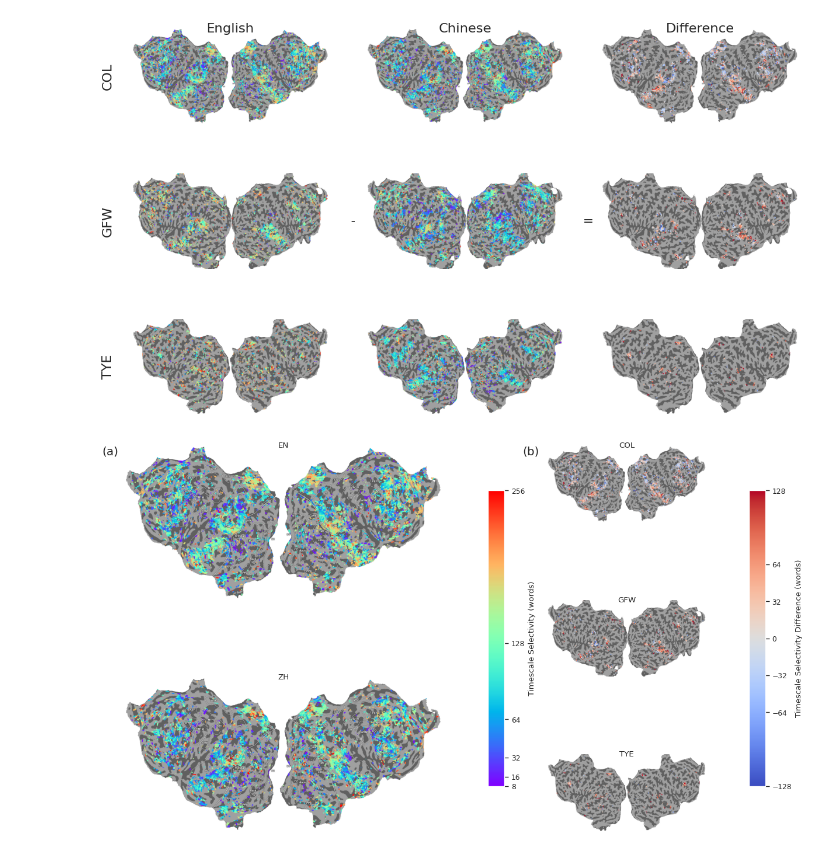
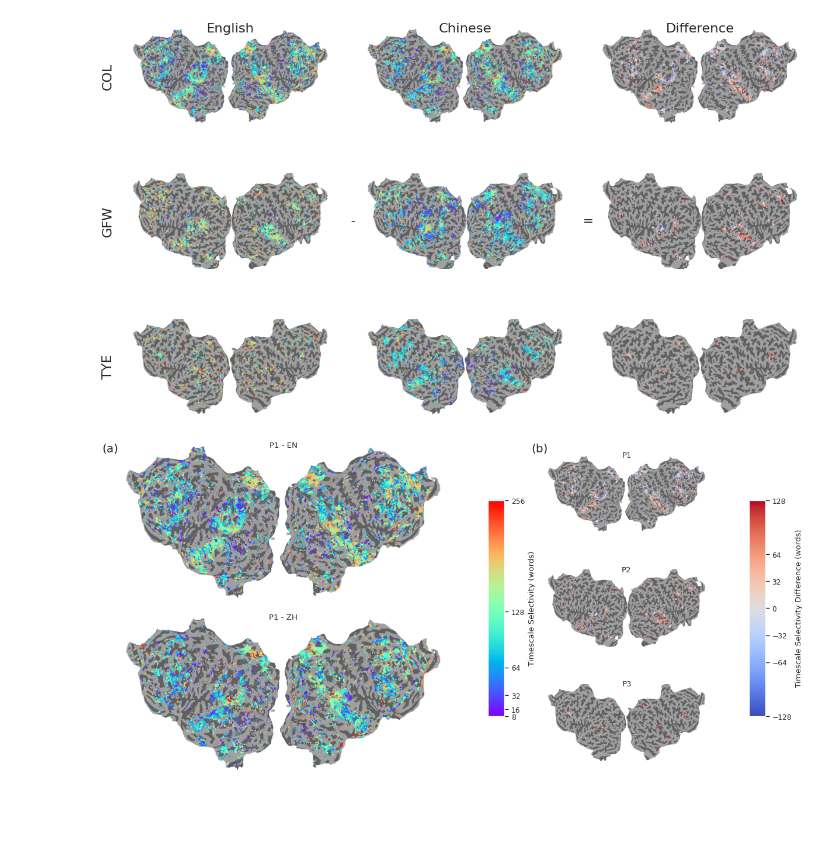
Before and after one commit to bramantyois/multilang_timescale, a Jupyter notebook: notebook/03_plots/05_timescale_selectivity_agg.ipynb, the cells around one changed output. Saved outputs shown, nothing was run; the diff lists cells and outputs as text; code cells hidden in the pictures; blank space fills up the shorter version.

```diff
--- a/notebook/03_plots/05_timescale_selectivity_agg.ipynb
+++ b/notebook/03_plots/05_timescale_selectivity_agg.ipynb
@@ -127,7 +127,7 @@ default_font_size = plt.rcParams['font.size']
 # %%
 # alternative plot
 
-fig = plt.figure(figsize=figsize_dict["double"])
+fig = plt.figure(figsize=(12,6))
 
 gs = GridSpec(6, 4, figure=fig, width_ratios=[2, 0.1, 1.0, 0.1])
 
@@ -138,7 +138,7 @@ ax1.axis("off")
 ax1.text(
     0.5,
     1,
-    "EN",
+    f'{id_to_label["COL"]} - EN',
     horizontalalignment="center",
     verticalalignment="center",
     transform=ax1.transAxes,
@@ -150,7 +150,7 @@ ax2.axis("off")
 ax2.text(
     0.5,
     1,
-    "ZH",
+    f'{id_to_label["COL"]} - ZH',
     horizontalalignment="center",
     verticalalignment="center",
     transform=ax2.transAxes,
@@ -163,7 +163,7 @@ ax3.axis("off")
 ax3.text(
     0.5,
     1,
-    "COL",
+    id_to_label["COL"],
     horizontalalignment="center",
     verticalalignment="center",
     transform=ax3.transAxes,
@@ -175,7 +175,7 @@ ax4.axis("off")
 ax4.text(
     0.5,
     1,
-    "GFW",
+    id_to_label["GFW"],
     horizontalalignment="center",
     verticalalignment="center",
     transform=ax4.transAxes,
@@ -187,7 +187,7 @@ ax5.axis("off")
 ax5.text(
     0.5,
     1,
-    "TYE",
+    id_to_label["TYE"],
     horizontalalignment="center",
     verticalalignment="center",
     transform=ax5.transAxes,
@@ -214,34 +214,34 @@ cmap = plt.get_cmap("coolwarm")
 norm = plt.Normalize(vmin=-128, vmax=128)
 sm = plt.cm.ScalarMappable(cmap=cmap, norm=norm)
 plt.colorbar(sm, cax=cbar_ax2, orientation="vertical")
 ## color bar ticks to 8,16,32,64,128,256
 cbar_ax2.set_yticks([-128, -64, -32, 0, 32, 64, 128])
 cbar_ax2.set_ylabel("Timescale Selectivity Difference (words)")
 
 
 fig.text(
     0.0,
-    0.9,
+    0.95,
     "(a)",
     ha="center",
     va="center",
     fontsize=default_font_size * 1.5,
     transform=fig.transFigure,
 )
 fig.text(
-    0.6,
-    0.9,
+    0.6125,
+    0.95,
     "(b)",
     ha="center",
     va="center",
     fontsize=default_font_size * 1.5,
     transform=fig.transFigure,
 )
 
 plt.tight_layout()
 plt.savefig(
     os.path.join(timescale_selectivity_dir, "timescale_selectivity_agg.png"), dpi=300
 )
 plt.show()
 # %% [output]
-[figure, old version]
+[figure, new version]
```
Also changed, not shown: parts of 3 cells of this notebook, 9 other files.
